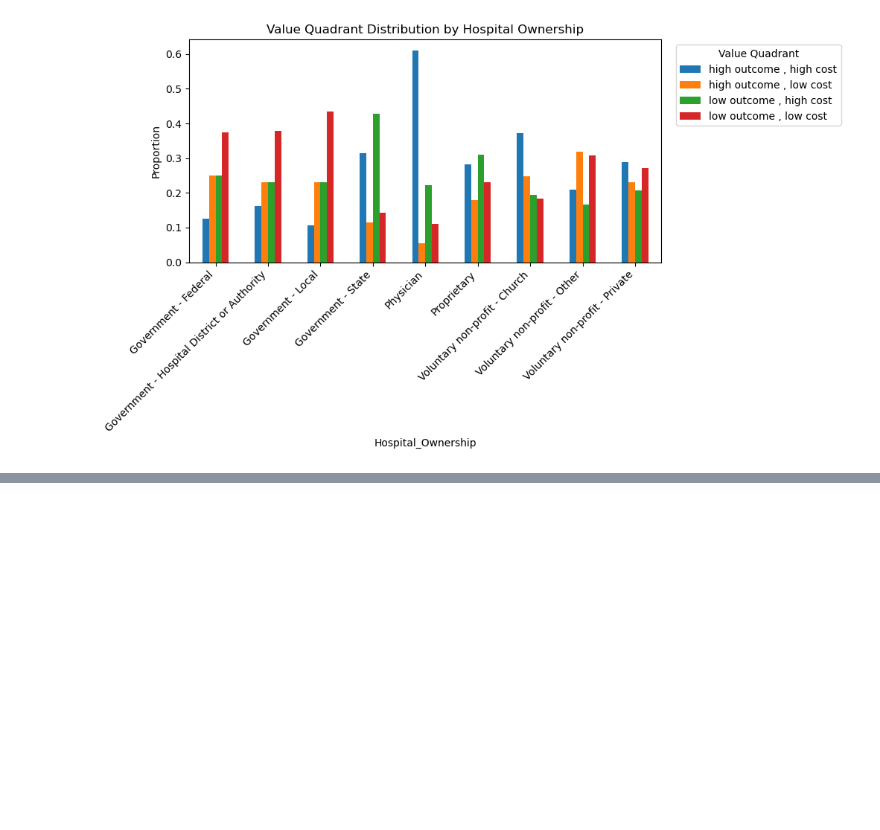
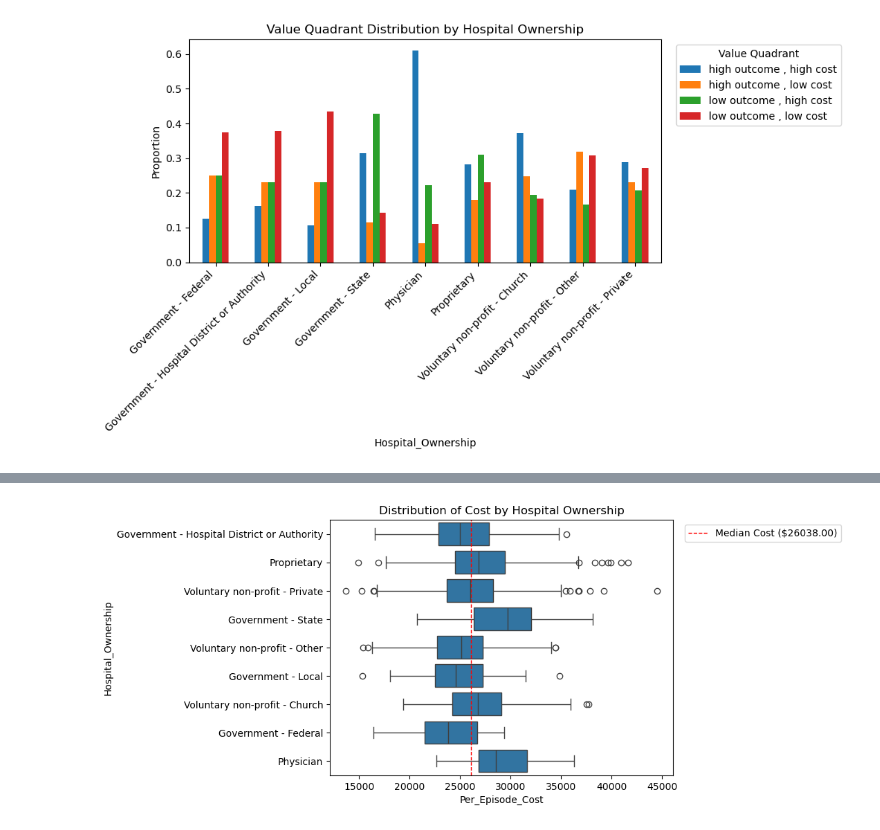
Before and after one commit to KabiraL/Hospital_Assessment, a Jupyter notebook: Notebooks/Hospital_Scoring.ipynb, the cells around one changed output, grey strips where cells are left out. Saved outputs shown, nothing was run; the diff lists cells and outputs as text; code cells hidden in the pictures; blank space fills up the shorter version.

```diff
--- a/Notebooks/Hospital_Scoring.ipynb
+++ b/Notebooks/Hospital_Scoring.ipynb
@@ -794,0 +820,10 @@ plt.show()
+# %%
+# Looking at Cost by Hospital Ownership
+
+_ = sns.boxplot(x='Per_Episode_Cost', y='Hospital_Ownership', data=df_hospital_value)
+plt.title('Distribution of Cost by Hospital Ownership')
+plt.axvline(x = cost_median, color='red', linestyle='--', linewidth=1, label=f'Median Cost (${cost_median:.2f})')
+plt.legend(bbox_to_anchor=(1.02, 1), loc='upper left')
+plt.show()
+# %% [output]
+[figure, added]
```
Also changed, not shown: parts of 10 cells of this notebook.
